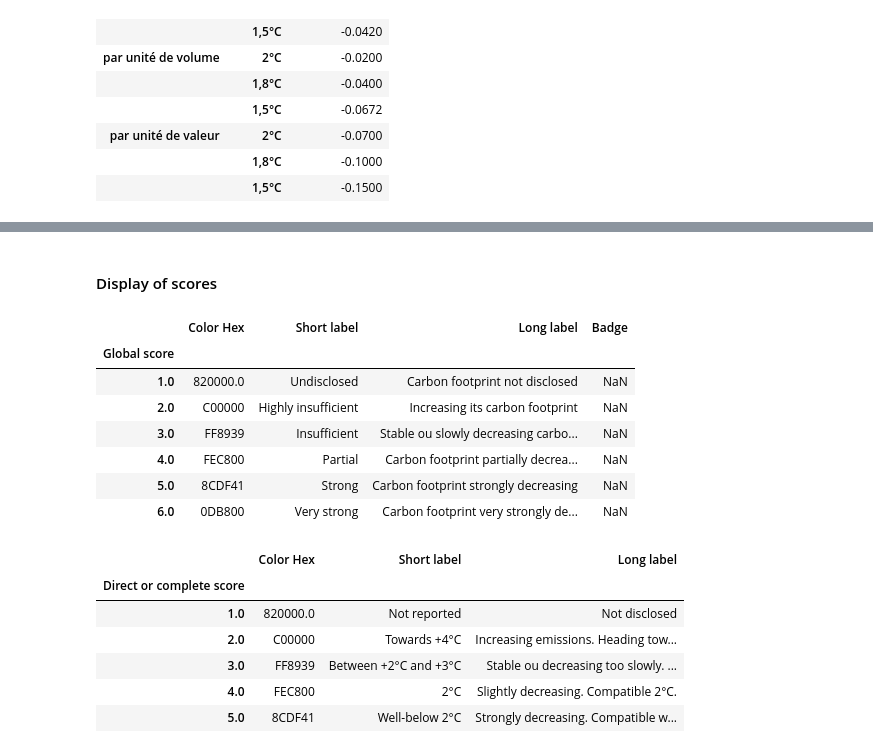
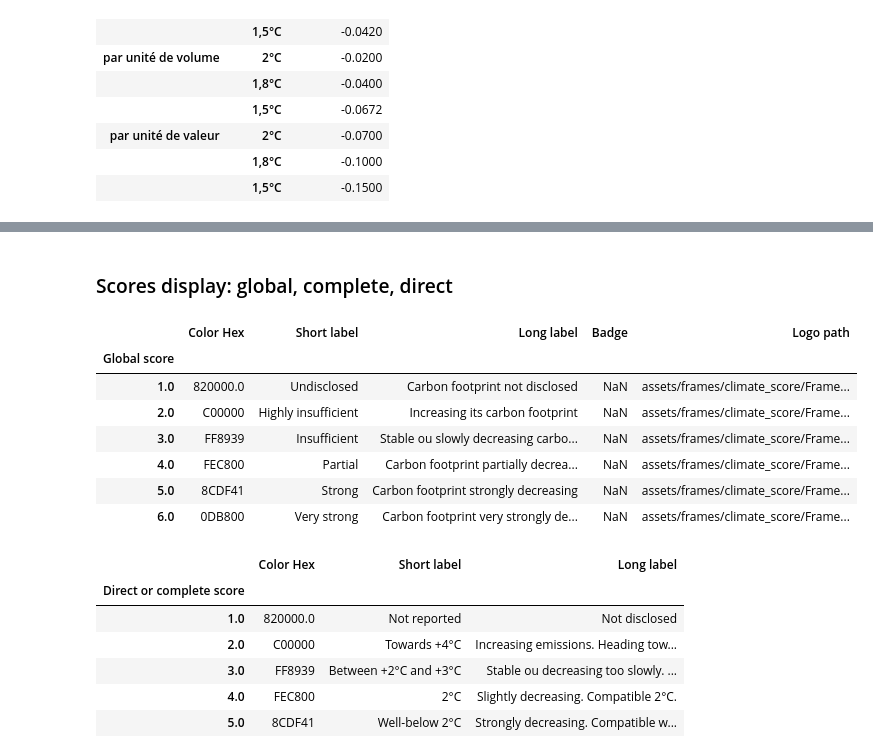
Before and after one commit to dataforgoodfr/batch10_notaclimat, a Jupyter notebook: data_engineering/data_engineering_1.ipynb, the cells around one changed output, grey strips where cells are left out. Saved outputs shown, nothing was run; the diff lists cells and outputs as text; code cells hidden in the pictures.

```diff
--- a/data_engineering/data_engineering_1.ipynb
+++ b/data_engineering/data_engineering_1.ipynb
@@ -164,16 +82,16 @@ df_pos_cursors
 # %% [markdown]
-#### Display of scores
+### Scores display: global, complete, direct
 # %%
 df_global_score = df_global_score.set_index("Global score")
-df_global_score
+df_global_score.head(10)
 # %% [output]
-|  | Color Hex | Short label | Long label | Badge |
-| Global score |  |  |  |  |
-| 1.0 | 820000.0 | Undisclosed | Carbon footprint not disclosed | NaN |
-| 2.0 | C00000 | Highly insufficient | Increasing its carbon footprint | NaN |
-| 3.0 | FF8939 | Insufficient | Stable ou slowly decreasing carbo... | NaN |
-| 4.0 | FEC800 | Partial | Carbon footprint partially decrea... | NaN |
-| 5.0 | 8CDF41 | Strong | Carbon footprint strongly decreasing | NaN |
-| 6.0 | 0DB800 | Very strong | Carbon footprint very strongly de... | NaN |
+|  | Color Hex | Short label | Long label | Badge | Logo path |
+| Global score |  |  |  |  |  |
+| 1.0 | 820000.0 | Undisclosed | Carbon footprint not disclosed | NaN | assets/frames/climate_score/Frame... |
+| 2.0 | C00000 | Highly insufficient | Increasing its carbon footprint | NaN | assets/frames/climate_score/Frame... |
+| 3.0 | FF8939 | Insufficient | Stable ou slowly decreasing carbo... | NaN | assets/frames/climate_score/Frame... |
+| 4.0 | FEC800 | Partial | Carbon footprint partially decrea... | NaN | assets/frames/climate_score/Frame... |
+| 5.0 | 8CDF41 | Strong | Carbon footprint strongly decreasing | NaN | assets/frames/climate_score/Frame... |
+| 6.0 | 0DB800 | Very strong | Carbon footprint very strongly de... | NaN | assets/frames/climate_score/Frame... |
 # %%
 df_direct_complete_score = df_direct_complete_score.set_index("Direct or complete score")
```
Also changed, not shown: parts of 75 cells of this notebook, 1 other file.
